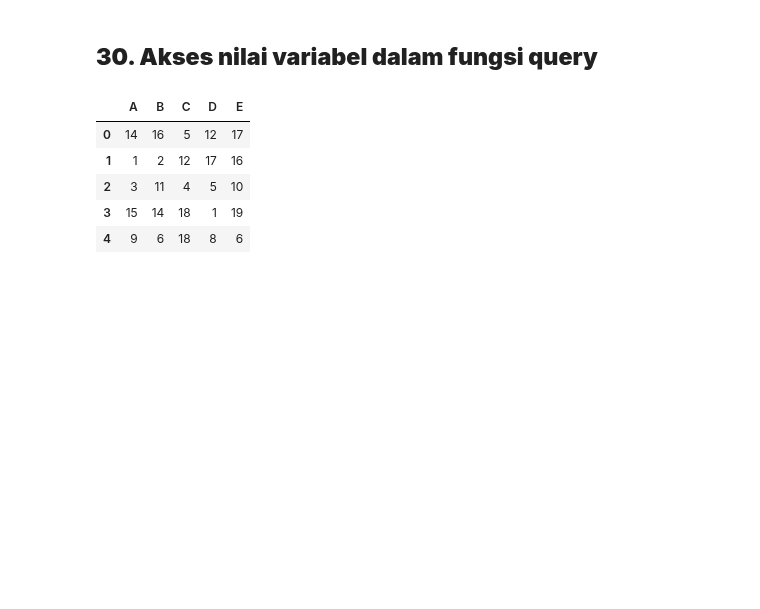
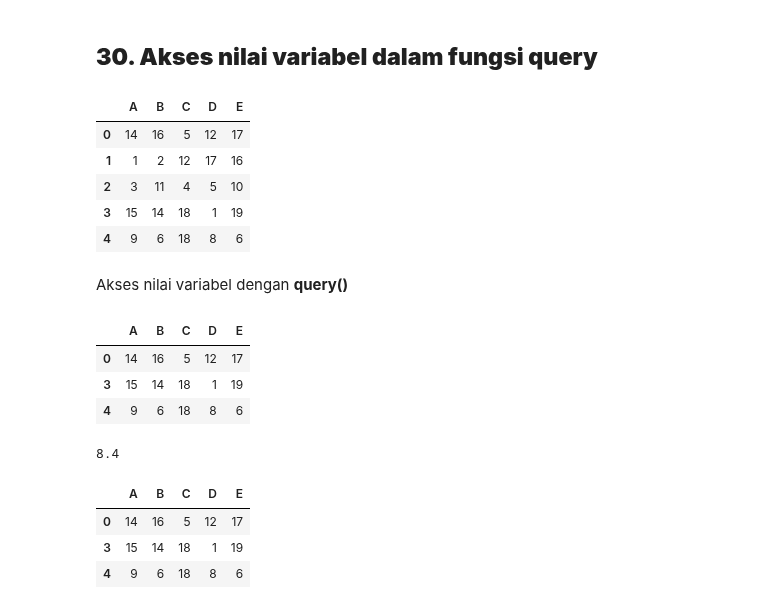
Before and after one commit to Edy-Mochamad/Learn-jupyter-notebook, a Jupyter notebook: pandas.ipynb, the cells around one changed output. Drawn from its saved outputs; the diff is of its cells as text; code cells hidden in the pictures; blank space fills up the shorter version.

```diff
--- a/pandas.ipynb
+++ b/pandas.ipynb
@@ -1467,3 +1467,26 @@ df
 | 2 | 3 | 11 | 4 | 5 | 10 |
 | 3 | 15 | 14 | 18 | 1 | 19 |
 | 4 | 9 | 6 | 18 | 8 | 6 |
+# %% [markdown]
+Akses nilai variabel dengan **query()**
+# %%
+# query() berguna untuk menyeleksi nilai pada baris
+
+df.query('A > 8')
+# %% [output]
+|  | A | B | C | D | E |
+| 0 | 14 | 16 | 5 | 12 | 17 |
+| 3 | 15 | 14 | 18 | 1 | 19 |
+| 4 | 9 | 6 | 18 | 8 | 6 |
+# %%
+ratarata = df['A'].mean()
+ratarata
+# %% [output]
+8.4
+# %%
+df.query('A > @ratarata')
+# %% [output]
+|  | A | B | C | D | E |
+| 0 | 14 | 16 | 5 | 12 | 17 |
+| 3 | 15 | 14 | 18 | 1 | 19 |
+| 4 | 9 | 6 | 18 | 8 | 6 |
```
